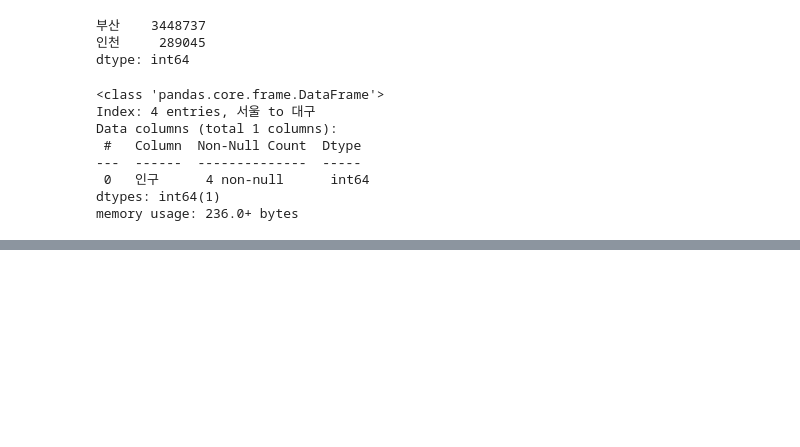
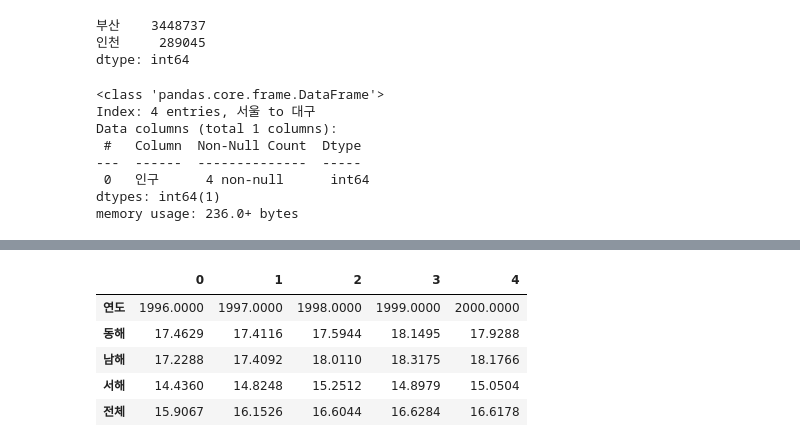
Before and after one commit to Kkaemii/SeSac_Practice, a Jupyter notebook: seSac_prac/pandas_prac.ipynb, the cells around one changed output, grey strips where cells are left out. Drawn from its saved outputs; the diff is of its cells as text; code cells hidden in the pictures; blank space fills up the shorter version.

```diff
--- a/seSac_prac/pandas_prac.ipynb
+++ b/seSac_prac/pandas_prac.ipynb
@@ -706,0 +793,4 @@ memory usage: 236.0+ bytes
+# %%
+arrays = [['bar', 'bar', 'baz', 'baz'], ['one', 'two', 'one', 'two']]
+index = pd.MultiIndex.from_arrays(arrays, names=['first', 'second'])
+df = pd.DataFrame(np.random.randn(4,2), index=index, columns=['A', 'B'])
@@ -706,0 +944,13 @@ memory usage: 236.0+ bytes
+# %%
+df1=df.T
+# %%
+df1.loc['연도',:] = df1.loc['연도',:].astype(int)
+# %%
+df1
+# %% [output]
+|  | 0 | 1 | 2 | 3 | 4 |
+| 연도 | 1996.0000 | 1997.0000 | 1998.0000 | 1999.0000 | 2000.0000 |
+| 동해 | 17.4629 | 17.4116 | 17.5944 | 18.1495 | 17.9288 |
+| 남해 | 17.2288 | 17.4092 | 18.0110 | 18.3175 | 18.1766 |
+| 서해 | 14.4360 | 14.8248 | 15.2512 | 14.8979 | 15.0504 |
+| 전체 | 15.9067 | 16.1526 | 16.6044 | 16.6284 | 16.6178 |
```
Also changed, not shown: parts of 67 cells of this notebook, 1 other file.
